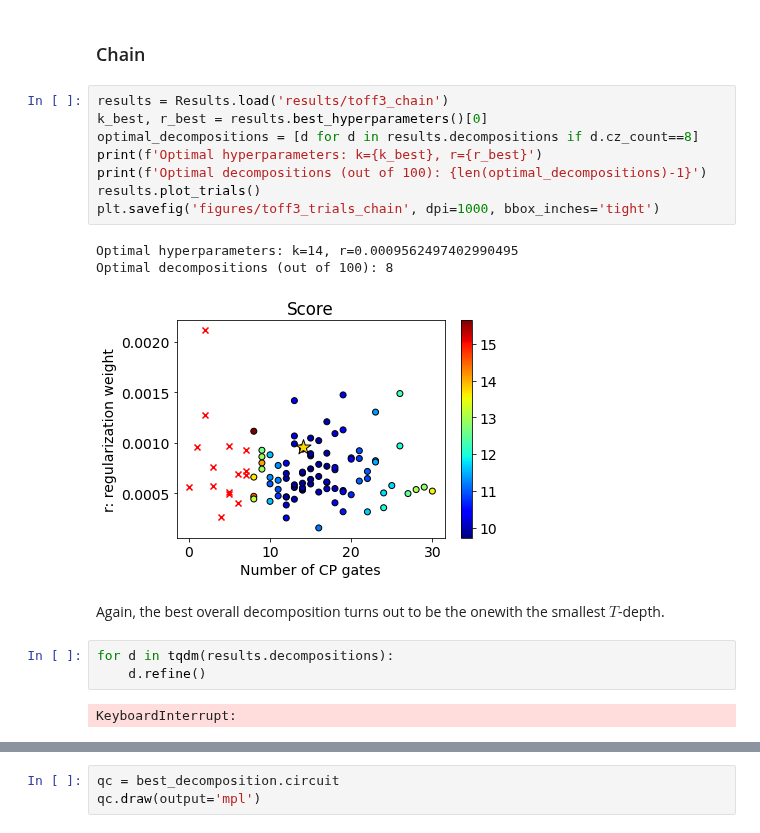
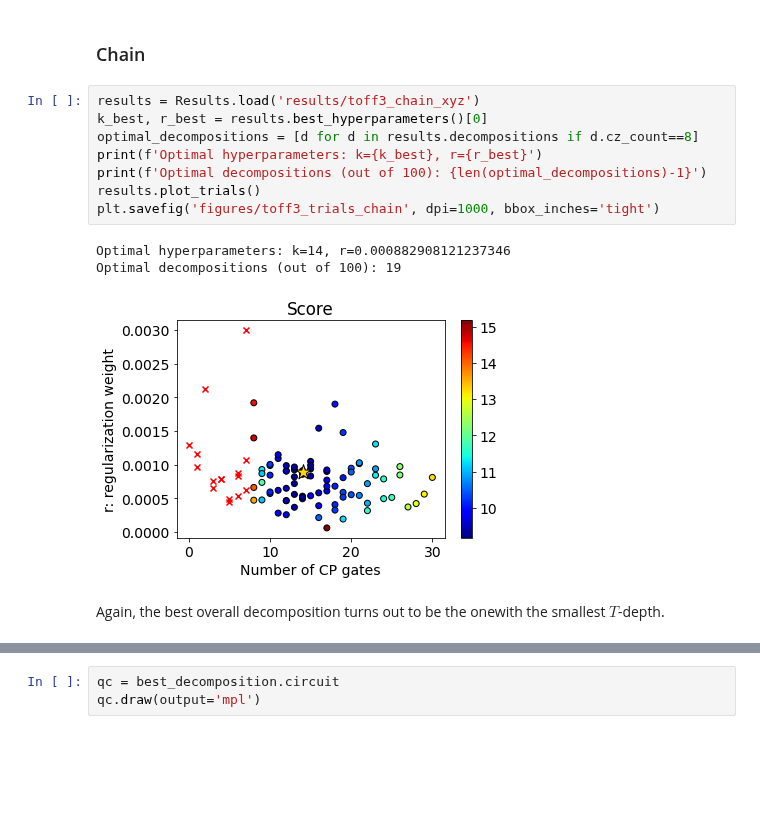
Before and after one commit to idnm/cpflow, a Jupyter notebook: paper/peppar.ipynb, the cells around one changed output, grey strips where cells are left out. Cells and saved outputs as stored; diff of their text form; blank space fills up the shorter version.

```diff
--- a/paper/peppar.ipynb
+++ b/paper/peppar.ipynb
@@ -224,24 +216,19 @@ best_decomposition.circuit.draw(output='mpl')
 # %% [markdown]
 ### Chain
-# %%
-results = Results.load('results/toff3_chain')
-k_best, r_best = results.best_hyperparameters()[0]
-optimal_decompositions = [d for d in results.decompositions if d.cz_count==8]
-print(f'Optimal hyperparameters: k={k_best}, r={r_best}')
-print(f'Optimal decompositions (out of 100): {len(optimal_decompositions)-1}')
-results.plot_trials()
-plt.savefig('figures/toff3_trials_chain', dpi=1000, bbox_inches='tight')
-# %% [output]
-Optimal hyperparameters: k=14, r=0.0009562497402990495
-Optimal decompositions (out of 100): 8
-[figure, removed]
+# %%
+results = Results.load('results/toff3_chain_xyz')
+k_best, r_best = results.best_hyperparameters()[0]
+optimal_decompositions = [d for d in results.decompositions if d.cz_count==8]
+print(f'Optimal hyperparameters: k={k_best}, r={r_best}')
+print(f'Optimal decompositions (out of 100): {len(optimal_decompositions)-1}')
+results.plot_trials()
+plt.savefig('figures/toff3_trials_chain', dpi=1000, bbox_inches='tight')
+# %% [output]
+Optimal hyperparameters: k=14, r=0.000882908121237346
+Optimal decompositions (out of 100): 19
+[figure, added]
 # %% [markdown]
 Again, the best overall decomposition turns out to be the onewith the smallest $T$-depth.
-# %%
-for d in tqdm(results.decompositions):
-    d.refine()
-# %% [output]
-KeyboardInterrupt:
 # %%
 clifford_T_decompositions = [d for d in results.decompositions if d.t_count is not None]
 
```
Also changed, not shown: parts of 25 cells of this notebook, 4 other files.
